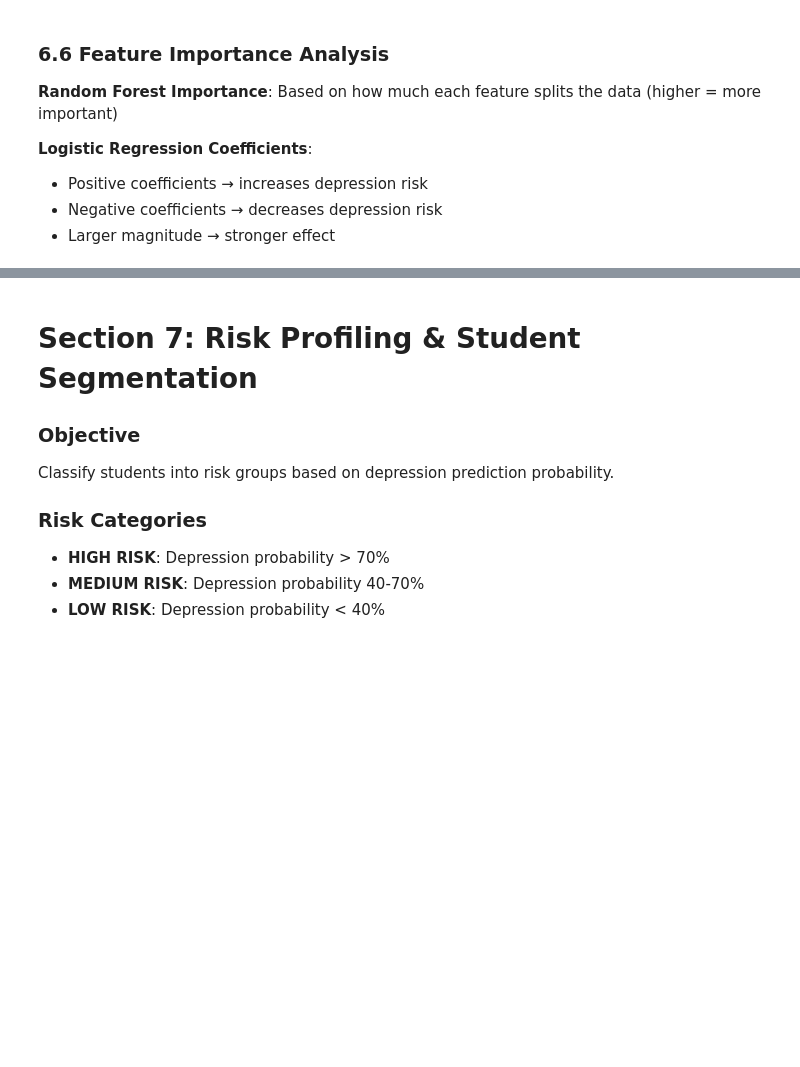
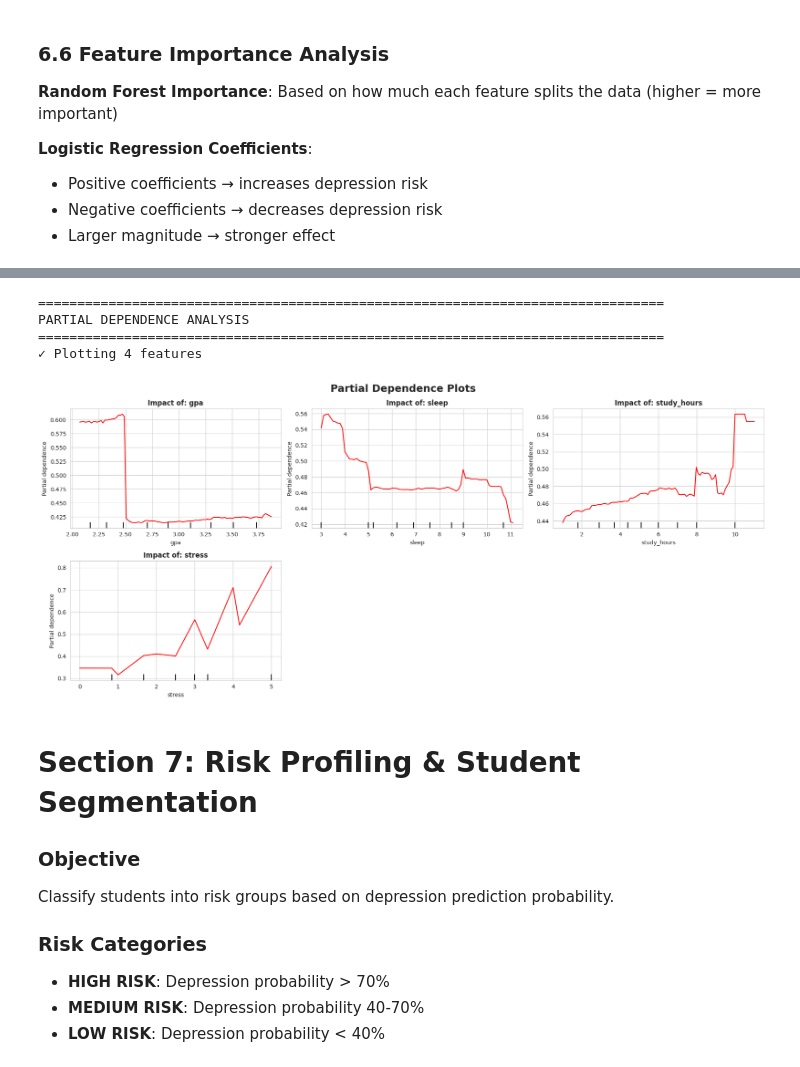
Before and after one commit to XyronTeam/ml-project, a Jupyter notebook: src/final_model.ipynb, the cells around one changed output, grey strips where cells are left out. Cells and saved outputs as stored; diff of their text form; code cells hidden in the pictures; blank space fills up the shorter version.

```diff
--- a/src/final_model.ipynb
+++ b/src/final_model.ipynb
@@ -606,3 +904,52 @@ print("      Negative coefficient = decreases depression risk")
+# %%
+import matplotlib.pyplot as plt
+from sklearn.inspection import PartialDependenceDisplay
+
+print("\n" + "="*80)
+print("PARTIAL DEPENDENCE ANALYSIS")
+print("="*80)
+
+X_pdp = X_train.copy()
+for col in X_pdp.select_dtypes(include=['bool']).columns:
+    X_pdp[col] = X_pdp[col].astype(int)
+
+# Get all features with more than 2 unique values
+numerical_only = [feat for feat in X_pdp.columns if X_pdp[feat].nunique() > 2]
+
+print(f"✓ Plotting {len(numerical_only)} features")
+
+n_cols = 3
+n_rows = (len(numerical_only) + n_cols - 1) // n_cols
+fig, axes = plt.subplots(n_rows, n_cols, figsize=(18, n_rows * 4))
+axes = axes.flatten()
+
+for i, feature in enumerate(numerical_only):
+    try:
+        PartialDependenceDisplay.from_estimator(
+            rf_model,
+            X_pdp,
+            features=[feature],
+            ax=axes[i],
+            kind='average',
+            line_kw={"color": "red"}
+        )
+        axes[i].set_title(f"Impact of: {feature}", fontweight='bold')
+    except Exception as e:
+        axes[i].text(0.5, 0.5, f"Error: {feature}", ha='center', va='center', color='red')
+
+# Hide unused subplots
+for j in range(len(numerical_only), len(axes)):
+    axes[j].set_visible(False)
+
+plt.suptitle("Partial Dependence Plots", fontsize=18, fontweight='bold')
+plt.tight_layout()
+plt.show()
+# %% [output]
+================================================================================
+PARTIAL DEPENDENCE ANALYSIS
+================================================================================
+✓ Plotting 4 features
+[figure, added]
 # %% [markdown]
 # Section 7: Risk Profiling & Student Segmentation
 
```
Also changed, not shown: parts of 25 cells of this notebook.
